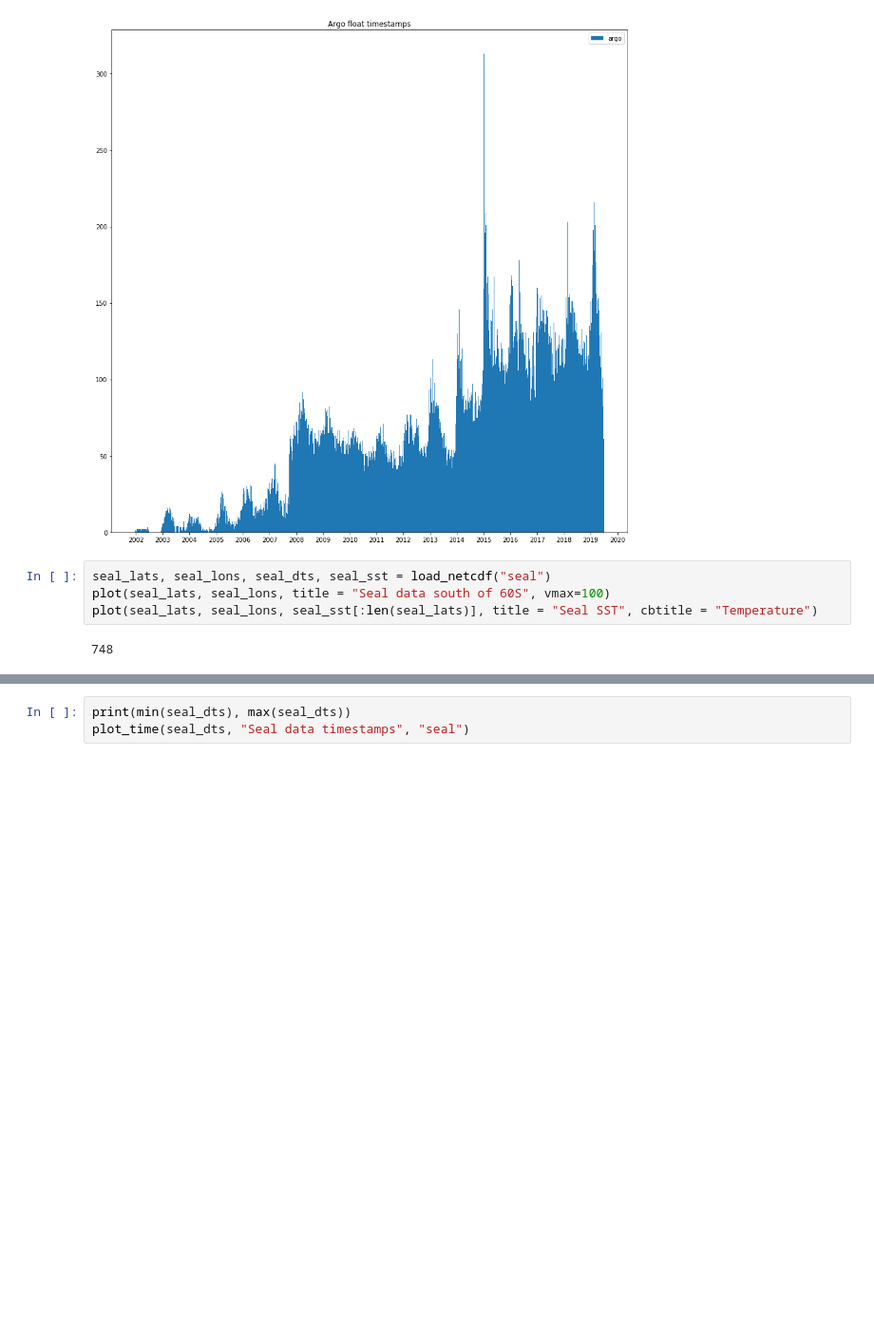
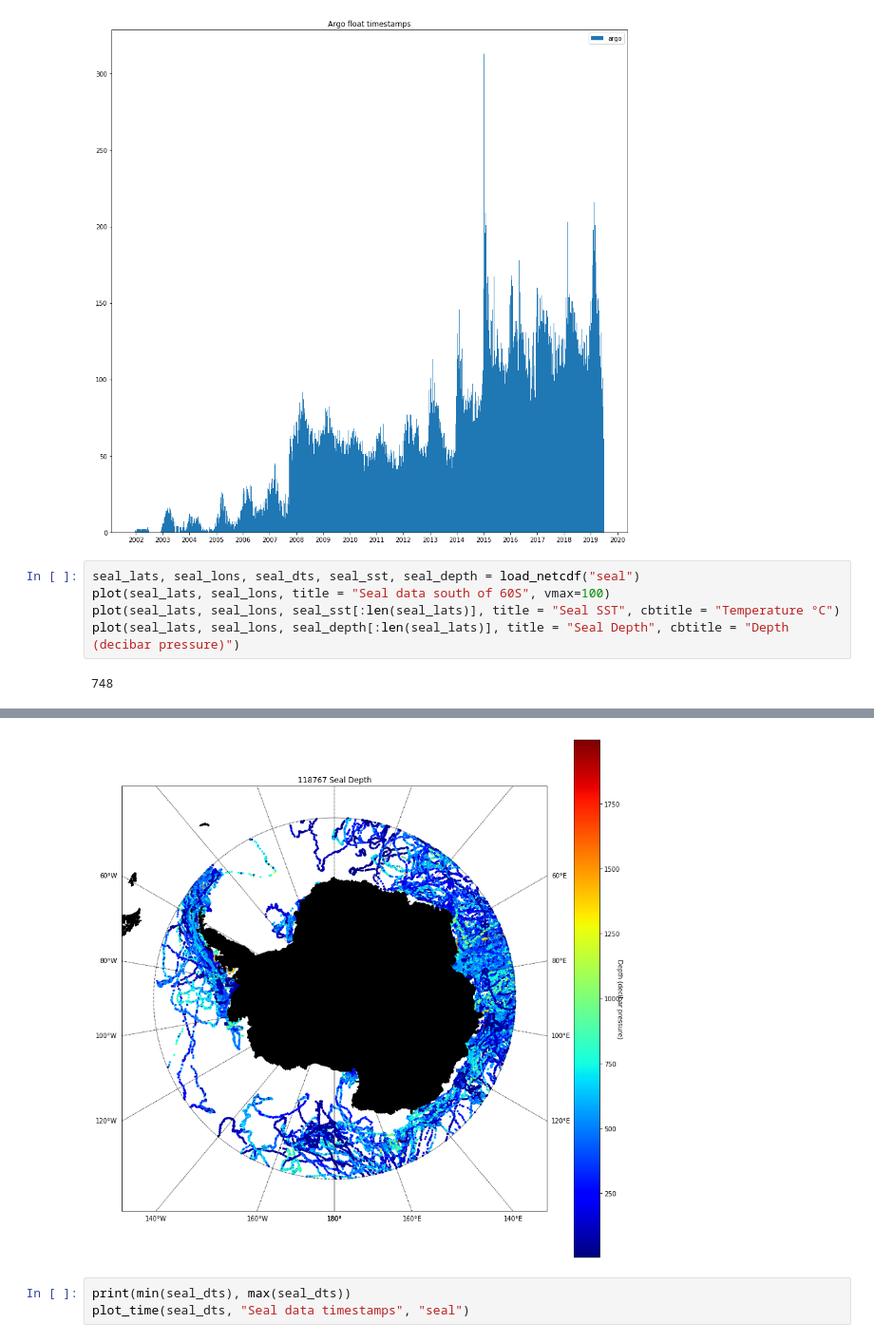
Before and after one commit to UoA-eResearch/argo, a Jupyter notebook: plot.ipynb, the cells around one changed output, grey strips where cells are left out. Shown at 95% size. Drawn from its saved outputs; the diff is of its cells as text; blank space fills up the shorter version.

```diff
--- a/plot.ipynb
+++ b/plot.ipynb
@@ -97,14 +102,16 @@ plot_time(argo_dts, "Argo float timestamps", "argo")
 2001-12-21 15:53:45 2019-07-04 19:53:14
 [figure]
 # %%
-seal_lats, seal_lons, seal_dts, seal_sst = load_netcdf("seal")
+seal_lats, seal_lons, seal_dts, seal_sst, seal_depth = load_netcdf("seal")
 plot(seal_lats, seal_lons, title = "Seal data south of 60S", vmax=100)
-plot(seal_lats, seal_lons, seal_sst[:len(seal_lats)], title = "Seal SST", cbtitle = "Temperature")
+plot(seal_lats, seal_lons, seal_sst[:len(seal_lats)], title = "Seal SST", cbtitle = "Temperature °C")
+plot(seal_lats, seal_lons, seal_depth[:len(seal_lats)], title = "Seal Depth", cbtitle = "Depth (decibar pressure)")
 # %% [output]
 748
 [interactive output not drawn]
 [figure]
 [figure]
+[figure, added]
 # %%
 print(min(seal_dts), max(seal_dts))
 plot_time(seal_dts, "Seal data timestamps", "seal")
```
Also changed, not shown: parts of 7 cells of this notebook, 1 other file.
